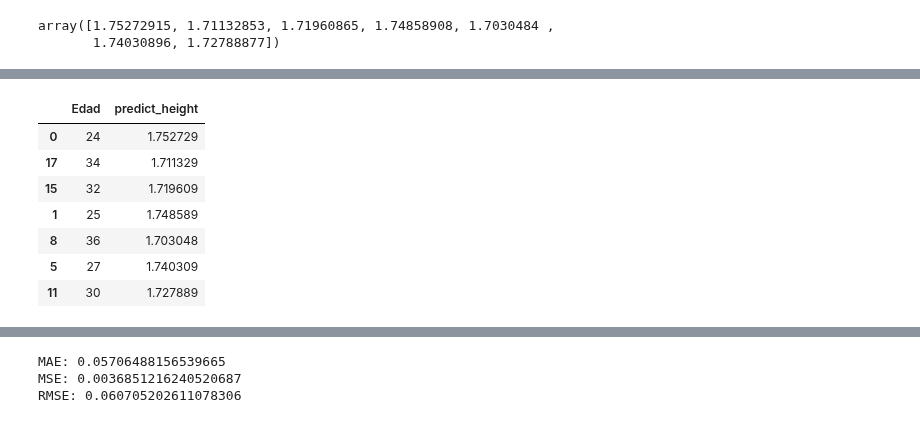
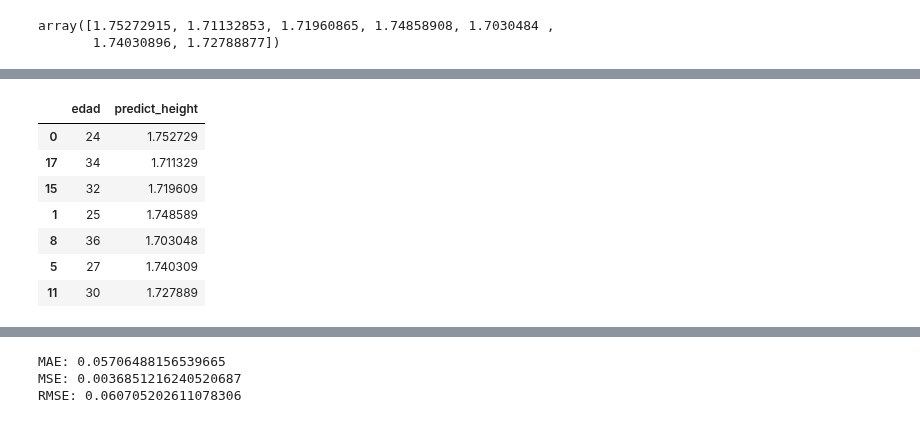
Before and after one commit to JLGOrtega/repo-clase-dsvlcsep24, a Jupyter notebook: 3-Machine_Learning/1-Supervisado/1-Regression/1-Linear_Regression/ejercicios/1 Height.ipynb, the cells around one changed output, grey strips where cells are left out. Drawn from its saved outputs; the diff is of its cells as text; code cells hidden in the pictures.

```diff
--- a/3-Machine_Learning/1-Supervisado/1-Regression/1-Linear_Regression/ejercicios/1 Height.ipynb
+++ b/3-Machine_Learning/1-Supervisado/1-Regression/1-Linear_Regression/ejercicios/1 Height.ipynb
@@ -93,5 +107,6 @@ memory usage: 632.0+ bytes
 # %%
-# from sklearn.model_selection import train_test_split
+from sklearn.model_selection import train_test_split
+X_train,X_test,  y_train, y_test = train_test_split(X, y, test_size=0.3, random_state=42)
 
 # Divide los datos en conjunto de entrenamiento y test
 # Siendo el tamaño del conjunto test un 30% y la semilla sea 42
@@ -106,5 +119,8 @@ Test target shape: (7,)
 # %%
 # Instancia y entrena un regresor lineal
+from sklearn.linear_model import LinearRegression
+rl = LinearRegression()
+rl.fit(X_train, y_train)
 # %% [output]
 LinearRegression()
 # %%
@@ -115,9 +132,12 @@ LinearRegression()
 (Altura) = 1.85 - 0.0041*(Edad)
 # %%
 # Realiza una predicción con el conjunto de test
+predictions = rl.predict(X_test)
+predictions
 # %% [output]
 array([1.75272915, 1.71132853, 1.71960865, 1.74858908, 1.7030484 ,
        1.74030896, 1.72788877])
 # %%
 # Crea un df con el conjunto de test
 # df_test
+df_test = X_test.copy()
@@ -133,7 +144,9 @@ array([1.75272915, 1.71132853, 1.71960865, 1.74858908, 1.7030484 ,
 # %%
 # Añade una columna con la predicción
+df_test["predict_height"] = predictions
+df_test
 # %% [output]
-|  | Edad | predict_height |
+|  | edad | predict_height |
 | 0 | 24 | 1.752729 |
 | 17 | 34 | 1.711329 |
 | 15 | 32 | 1.719609 |
```
Also changed, not shown: parts of 29 cells of this notebook, 8 other files.
